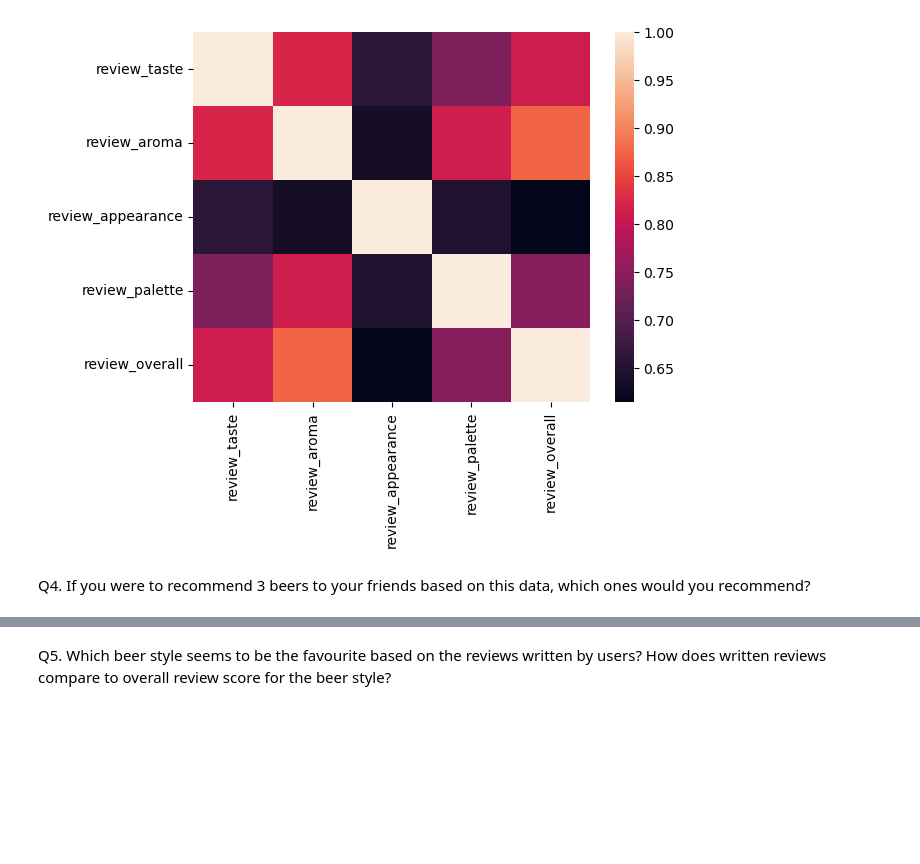
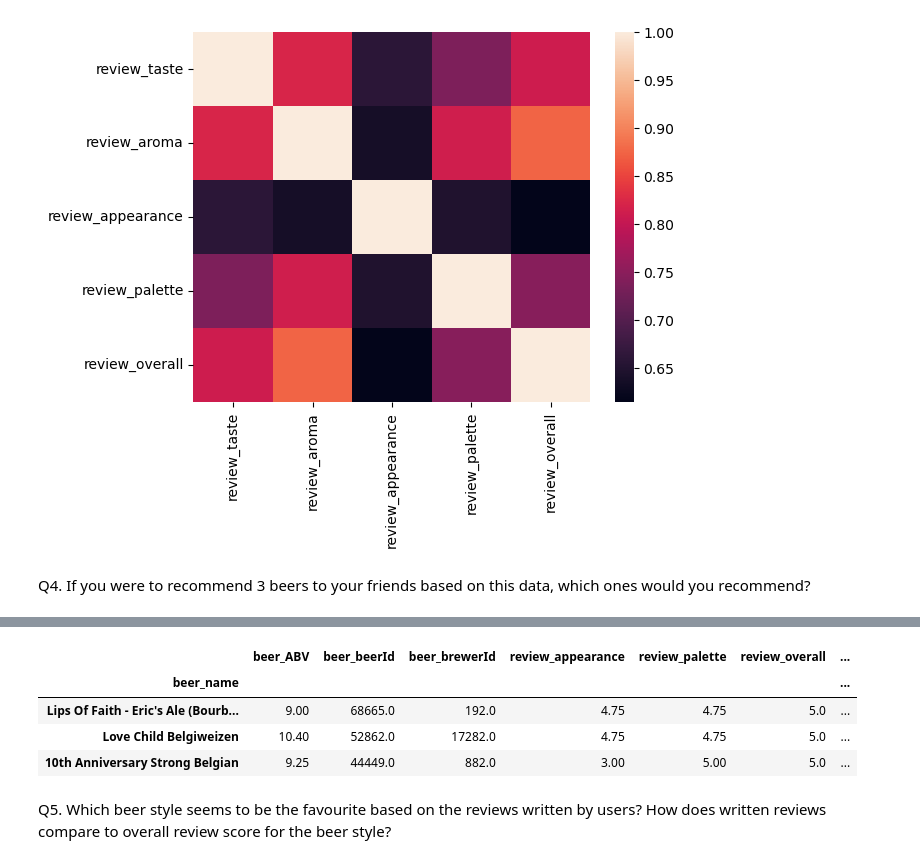
Before and after one commit to AvatarJoshi/beer_data_analysis, a Jupyter notebook: beer_analysis.ipynb, the cells around one changed output, grey strips where cells are left out. Cells and saved outputs as stored; diff of their text form; code cells hidden in the pictures; blank space fills up the shorter version.

```diff
--- a/beer_analysis.ipynb
+++ b/beer_analysis.ipynb
@@ -149,2 +176,13 @@ Q4. If you were to recommend 3 beers to your friends based on this data, which o
+# %%
+# Find the top 3 beers with the highest average review overall, review_taste, review_aroma and ther are no null values
+review_df = df.dropna().groupby(["beer_name"]).mean().sort_values(["review_overall", "review_taste", "review_aroma", "review_count"], ascending=False).head(3)
+
+review_df
+# %% [output]
+|  | beer_ABV | beer_beerId | beer_brewerId | review_appearance | review_palette | review_overall | ... |
+| beer_name |  |  |  |  |  |  | ... |
+| Lips Of Faith - Eric's Ale (Bourb... | 9.00 | 68665.0 | 192.0 | 4.75 | 4.75 | 5.0 | ... |
+| Love Child Belgiweizen | 10.40 | 52862.0 | 17282.0 | 4.75 | 4.75 | 5.0 | ... |
+| 10th Anniversary Strong Belgian | 9.25 | 44449.0 | 882.0 | 3.00 | 5.00 | 5.0 | ... |
 # %% [markdown]
 Q5. Which beer style seems to be the favourite based on the reviews written by users? How does written reviews compare to overall review score for the beer style?
```
Also changed, not shown: parts of 2 cells of this notebook.
